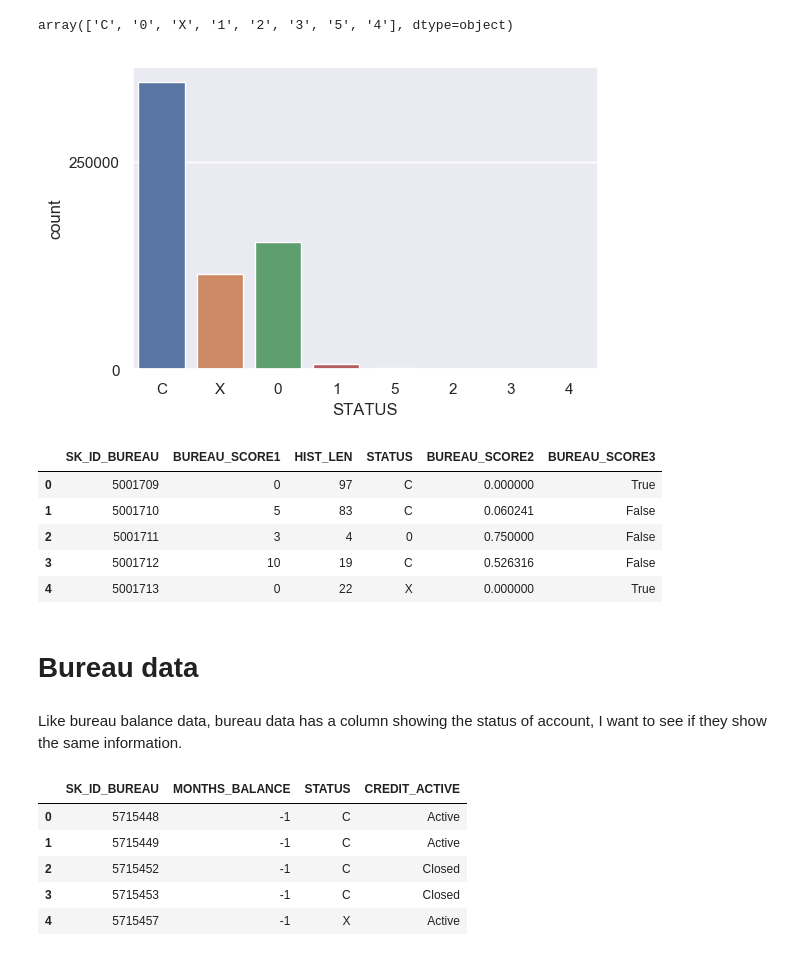
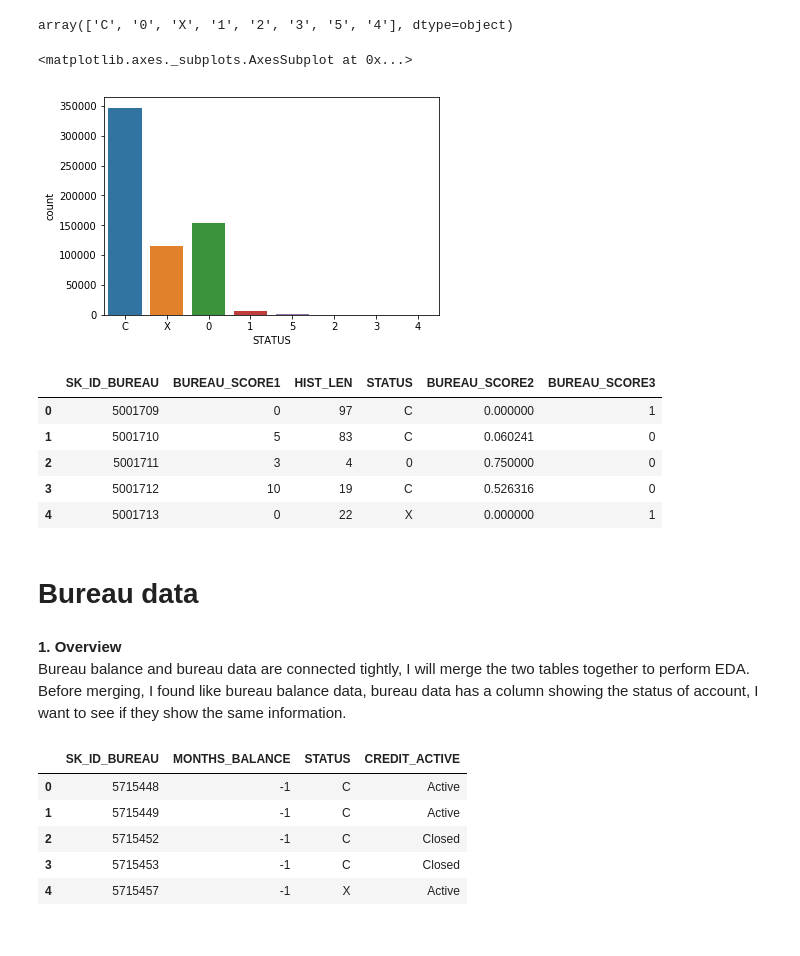
Before and after one commit to cryswen/HomeCreditRisk, a Jupyter notebook: EDA.ipynb, the cells around one changed output. Cells and saved outputs as stored; diff of their text form; code cells hidden in the pictures.

```diff
--- a/EDA.ipynb
+++ b/EDA.ipynb
@@ -117,17 +213,0 @@ From the above information of categorical features, I found 'WEEKDAY_APPR_PROCES
-# %%
-# percentage distribution of categorical features' categories
-%matplotlib inline
-
-plt.rcParams['figure.dpi'] = 300
-
-# plt.figure(figsize=(20,10))
-fig, ax = plt.subplots(4,4)
-
-for i in range(len(cat)):
-    c = cat['Categorical features'][i]
-    row = i//4
-    col = i%4
-    sns.countplot(x=c, data=df,ax = ax[row,col])
-    sns.set(font_scale = 0.5)
-
-plt.show()
@@ -220,15 +300,0 @@ norm_abb(df[normal_num_f])
-# %%
-%matplotlib inline
-
-plt.rcParams['figure.dpi'] = 300
-
-def sns_distplot(df,r,c,font_scale):
-    fig, axs = plt.subplots(r,c)
-    for i in range(df.shape[1]):
-        row = i//c
-        col = i%c
-        sns.distplot(df.iloc[:,i].dropna(),ax = axs[row,col])
-        sns.set(font_scale=font_scale)
-    plt.show()
-
-sns_distplot(df[normal_num_f],6,8,0.04)
@@ -331,13 +393,10 @@ bb['STATUS'].unique()
 array(['C', '0', 'X', '1', '2', '3', '5', '4'], dtype=object)
 # %%
 bb_fresh = bb[bb['MONTHS_BALANCE'] == -1]
-
-plt.rcParams['figure.dpi'] = 100
-
 sns.countplot(x="STATUS", data=bb_fresh)
-sns.set(font_scale = 20)
 # %% [output]
+<matplotlib.axes._subplots.AxesSubplot at 0x...>
-[figure, old version]
+[figure, new version]
 # %%
 # length of balance history is a good feature
 # scoring of previous status is also a good one
@@ -347,22 +406,25 @@ bb_join = pd.merge(count,status,on='SK_ID_BUREAU')
 bb_dum = pd.get_dummies(bb)
 bb_dum_sum = bb_dum.groupby('SK_ID_BUREAU',as_index=False).sum()
 weights = np.array([1,2,3,4,5])
+# score1 is the weighted sum of DPD status
 bb_dum_sum['BUREAU_SCORE1'] = (bb_dum_sum.iloc[:,2:7]*weights).sum(axis=1)
 bb_score = pd.merge(bb_dum_sum[['SK_ID_BUREAU','BUREAU_SCORE1']], bb_join, on='SK_ID_BUREAU')
+# score2 is the ratio of score1 and history length
 bb_score['BUREAU_SCORE2'] = bb_score['BUREAU_SCORE1']/bb_score['HIST_LEN']
-bb_score['BUREAU_SCORE3'] = (bb_score['BUREAU_SCORE2'] == 0)
+# score3 is the reward score of not have any DPD
+bb_score['BUREAU_SCORE3'] = bb_score['BUREAU_SCORE2'].apply(lambda x: 1 if x==0 else 0)
+bb_score.head()
+# %% [output]
+|  | SK_ID_BUREAU | BUREAU_SCORE1 | HIST_LEN | STATUS | BUREAU_SCORE2 | BUREAU_SCORE3 |
+| 0 | 5001709 | 0 | 97 | C | 0.000000 | 1 |
+| 1 | 5001710 | 5 | 83 | C | 0.060241 | 0 |
+| 2 | 5001711 | 3 | 4 | 0 | 0.750000 | 0 |
+| 3 | 5001712 | 10 | 19 | C | 0.526316 | 0 |
+| 4 | 5001713 | 0 | 22 | X | 0.000000 | 1 |
-# %%
-bb_score.head()
-# %% [output]
-|  | SK_ID_BUREAU | BUREAU_SCORE1 | HIST_LEN | STATUS | BUREAU_SCORE2 | BUREAU_SCORE3 |
-| 0 | 5001709 | 0 | 97 | C | 0.000000 | True |
-| 1 | 5001710 | 5 | 83 | C | 0.060241 | False |
-| 2 | 5001711 | 3 | 4 | 0 | 0.750000 | False |
-| 3 | 5001712 | 10 | 19 | C | 0.526316 | False |
-| 4 | 5001713 | 0 | 22 | X | 0.000000 | True |
 # %% [markdown]
 # Bureau data
 # %% [markdown]
-Like bureau balance data, bureau data has a column showing the status of account, I want to see if they show the same information.
+__1. Overview__ <br/>
+Bureau balance and bureau data are connected tightly, I will merge the two tables together to perform EDA. Before merging, I found like bureau balance data, bureau data has a column showing the status of account, I want to see if they show the same information.
 # %%
 b = data['b']
```
Also changed, not shown: parts of 91 cells of this notebook.
